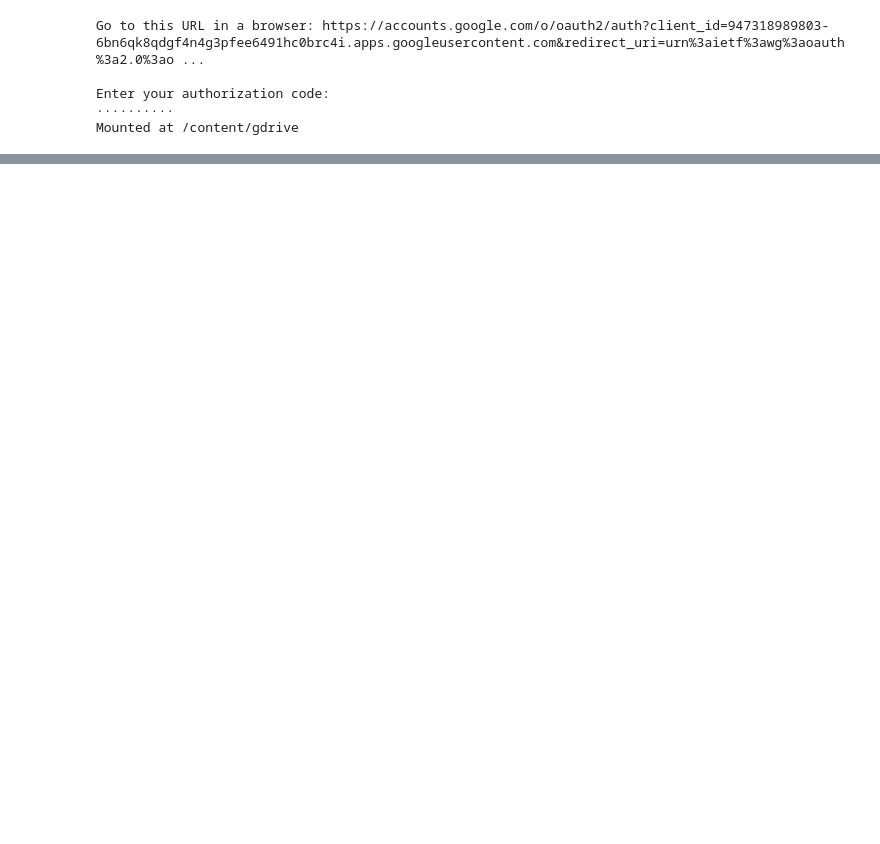
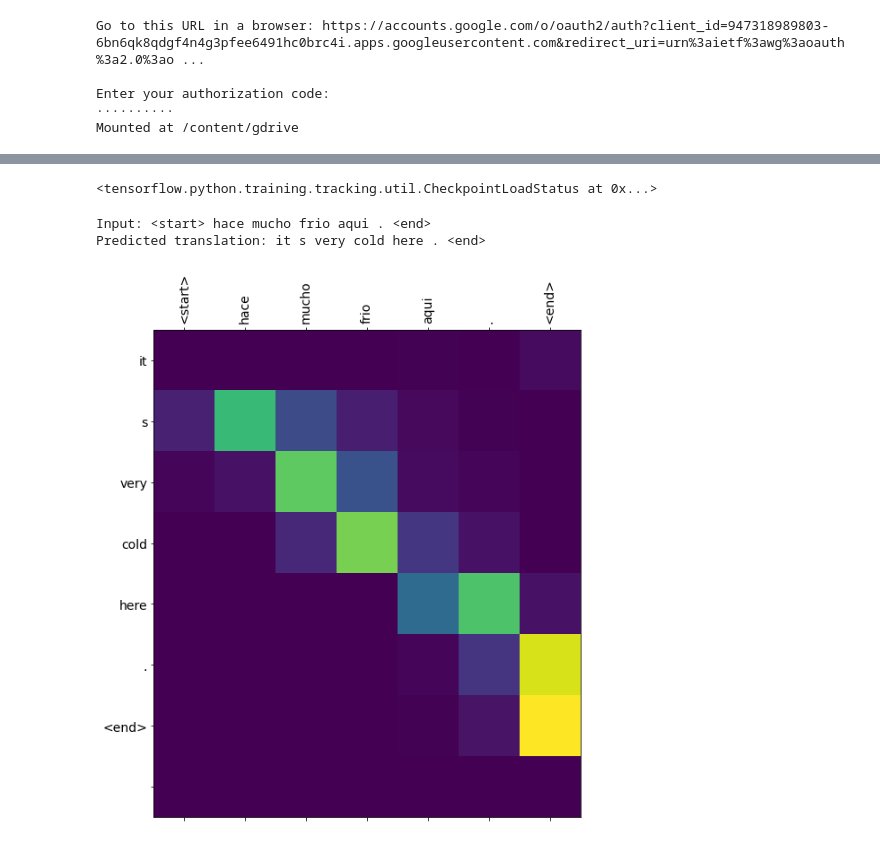
Before and after one commit to Ranjani94/Deep_Learning, a Jupyter notebook: Graded_Assignment_5/Lstm.ipynb, the cells around one changed output, grey strips where cells are left out. Cells and saved outputs as stored; diff of their text form; code cells hidden in the pictures; blank space fills up the shorter version.

```diff
--- a/Graded_Assignment_5/Lstm.ipynb
+++ b/Graded_Assignment_5/Lstm.ipynb
@@ -197,0 +274,7 @@ ValueError: ignored
+# %%
+decoder = Decoder(vocab_tar_size, embedding_dim, units, BATCH_SIZE)
+
+sample_decoder_output, _, _ = decoder(tf.random.uniform((BATCH_SIZE, 1)),
+                                      sample_hidden, sample_output)
+
+print ('Decoder output shape: (batch_size, vocab size) {}'.format(sample_decoder_output.shape))
@@ -197,0 +296,6 @@ ValueError: ignored
+# %%
+checkpoint_dir = './training_checkpoints'
+checkpoint_prefix = os.path.join(checkpoint_dir, "ckpt")
+checkpoint = tf.train.Checkpoint(optimizer=optimizer,
+                                 encoder=encoder,
+                                 decoder=decoder)
@@ -197,0 +415,36 @@ ValueError: ignored
+# %%
+# function for plotting the attention weights
+def plot_attention(attention, sentence, predicted_sentence):
+  fig = plt.figure(figsize=(10,10))
+  ax = fig.add_subplot(1, 1, 1)
+  ax.matshow(attention, cmap='viridis')
+
+  fontdict = {'fontsize': 14}
+
+  ax.set_xticklabels([''] + sentence, fontdict=fontdict, rotation=90)
+  ax.set_yticklabels([''] + predicted_sentence, fontdict=fontdict)
+
+  ax.xaxis.set_major_locator(ticker.MultipleLocator(1))
+  ax.yaxis.set_major_locator(ticker.MultipleLocator(1))
+
+  plt.show()
+# %%
+def translate(sentence):
+  result, sentence, attention_plot = evaluate(sentence)
+
+  print('Input: %s' % (sentence))
+  print('Predicted translation: {}'.format(result))
+
+  attention_plot = attention_plot[:len(result.split(' ')), :len(sentence.split(' '))]
+  plot_attention(attention_plot, sentence.split(' '), result.split(' '))
+# %%
+# restoring the latest checkpoint in checkpoint_dir
+checkpoint.restore(tf.train.latest_checkpoint(checkpoint_dir))
+# %% [output]
+<tensorflow.python.training.tracking.util.CheckpointLoadStatus at 0x...>
+# %%
+translate(u'hace mucho frio aqui.')
+# %% [output]
+Input: <start> hace mucho frio aqui . <end>
+Predicted translation: it s very cold here . <end>
+[figure, added]
```
Also changed, not shown: parts of 29 cells of this notebook.
